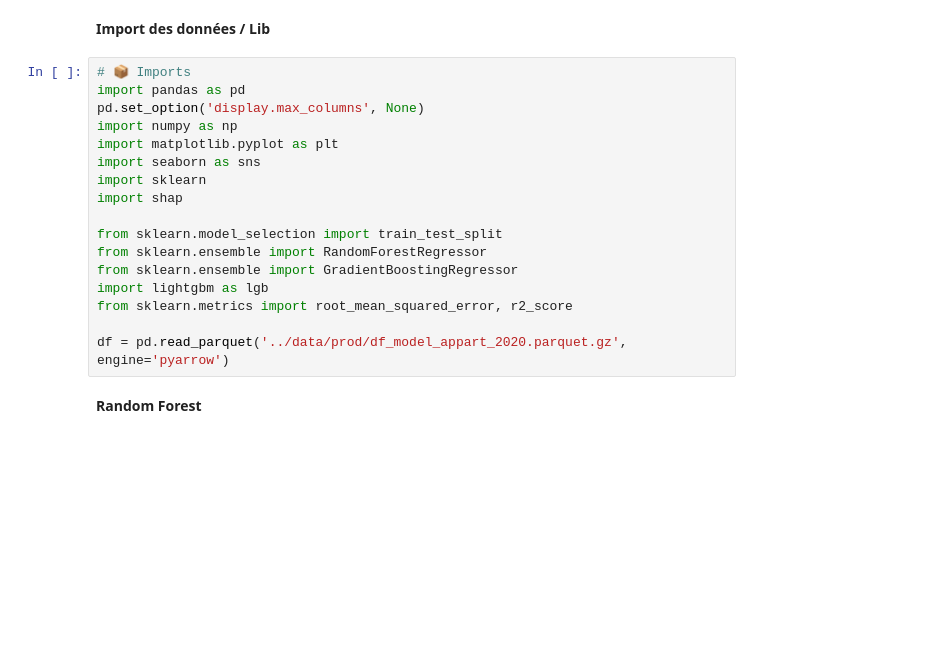
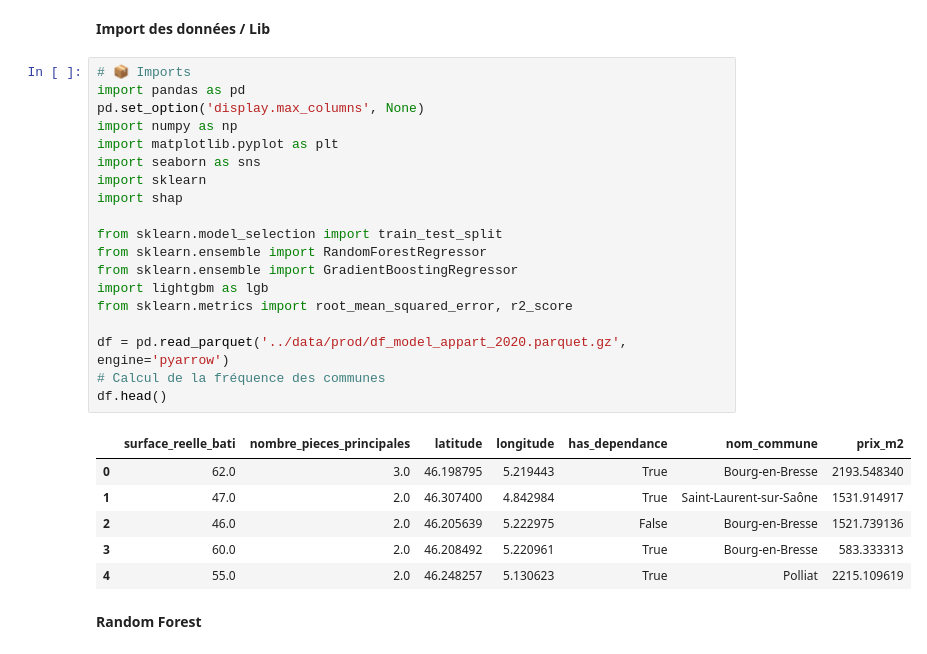
Before and after one commit to standemdem/compagnon-immobilier, a Jupyter notebook: notebooks/04_prediction_full_2020.ipynb, the cells around one changed output. Drawn from its saved outputs; the diff is of its cells as text; blank space fills up the shorter version.

```diff
--- a/notebooks/04_prediction_full_2020.ipynb
+++ b/notebooks/04_prediction_full_2020.ipynb
@@ -3,20 +3,29 @@
 # %%
 # 📦 Imports
 import pandas as pd
 pd.set_option('display.max_columns', None)
 import numpy as np
 import matplotlib.pyplot as plt
 import seaborn as sns
 import sklearn
 import shap
 
 from sklearn.model_selection import train_test_split
 from sklearn.ensemble import RandomForestRegressor
 from sklearn.ensemble import GradientBoostingRegressor
 import lightgbm as lgb
 from sklearn.metrics import root_mean_squared_error, r2_score
 
 df = pd.read_parquet('../data/prod/df_model_appart_2020.parquet.gz', engine='pyarrow')
+# Calcul de la fréquence des communes
+df.head()
+# %% [output]
+|  | surface_reelle_bati | nombre_pieces_principales | latitude | longitude | has_dependance | nom_commune | prix_m2 |
+| 0 | 62.0 | 3.0 | 46.198795 | 5.219443 | True | Bourg-en-Bresse | 2193.548340 |
+| 1 | 47.0 | 2.0 | 46.307400 | 4.842984 | True | Saint-Laurent-sur-Saône | 1531.914917 |
+| 2 | 46.0 | 2.0 | 46.205639 | 5.222975 | False | Bourg-en-Bresse | 1521.739136 |
+| 3 | 60.0 | 2.0 | 46.208492 | 5.220961 | True | Bourg-en-Bresse | 583.333313 |
+| 4 | 55.0 | 2.0 | 46.248257 | 5.130623 | True | Polliat | 2215.109619 |
 # %% [markdown]
 **Random Forest**
 # %%
```
Also changed, not shown: parts of 1 cell of this notebook.
